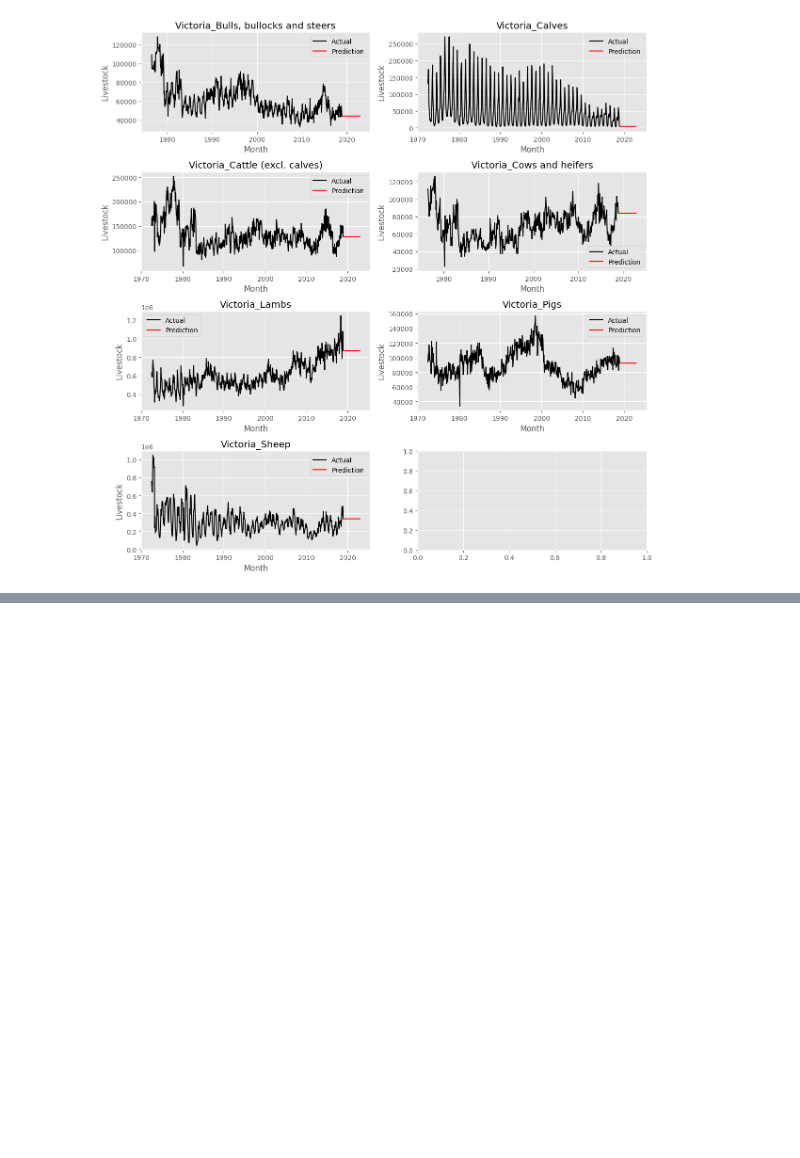
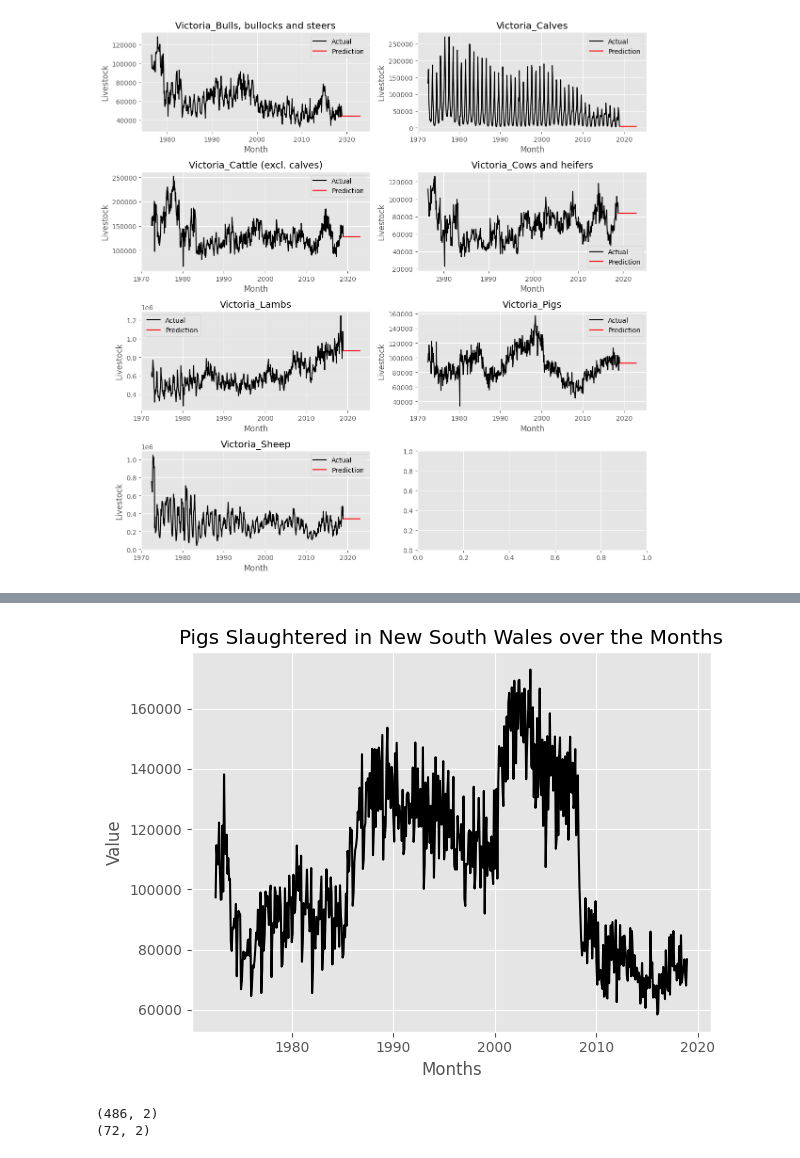
Before and after one commit to shivkatira/fpppy-exercise-solution, a Jupyter notebook: ch5.ipynb, the cells around one changed output, grey strips where cells are left out. Cells and saved outputs as stored; diff of their text form; code cells hidden in the pictures; blank space fills up the shorter version.

```diff
--- a/ch5.ipynb
+++ b/ch5.ipynb
@@ -640,0 +739,2 @@ plt.show()
+# %%
+plt.style.use("ggplot")
@@ -640,0 +828,5 @@ plt.show()
+# %%
+plt.style.use("ggplot")
+# %%
+aus_livestock = pd.read_csv("fpppy_data/data/aus_livestock.csv")
+aus_livestock.head()
@@ -640,0 +840,7 @@ plt.show()
+# %%
+nswpigs = aus_livestock.query("`unique_id` == 'New South Wales_Pigs'").filter(
+    ["ds", "y"]
+)
+nswpigs["ds"] = pd.to_datetime(nswpigs["ds"])
+nswpigs = nswpigs.sort_values(["ds"]).reset_index(drop=True)
+nswpigs.head()
@@ -640,0 +854,20 @@ plt.show()
+# %%
+fig = plt.figure()
+ax = fig.gca()
+
+ax.plot(nswpigs["ds"], nswpigs["y"], c="k")
+ax.set_xlabel("Months")
+ax.set_ylabel("Value")
+ax.set_title("Pigs Slaughtered in New South Wales over the Months")
+
+plt.tight_layout()
+plt.show()
+# %% [output]
+[figure, added]
+# %%
+train, test = nswpigs.iloc[:486, :], nswpigs.iloc[486:, :]
+print(train.shape)
+print(test.shape)
+# %% [output]
+(486, 2)
+(72, 2)
```
Also changed, not shown: parts of 105 cells of this notebook.
